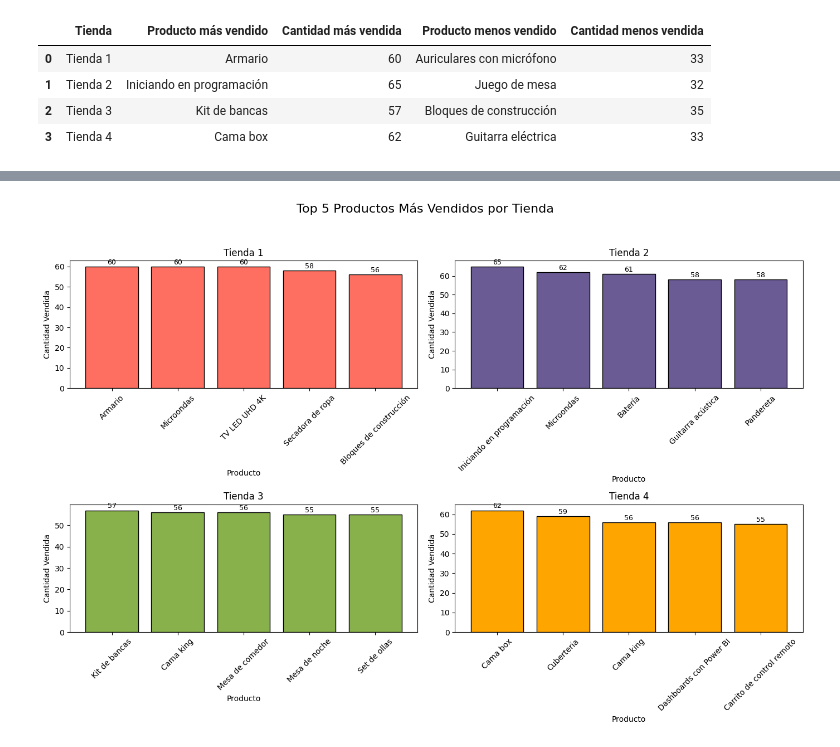
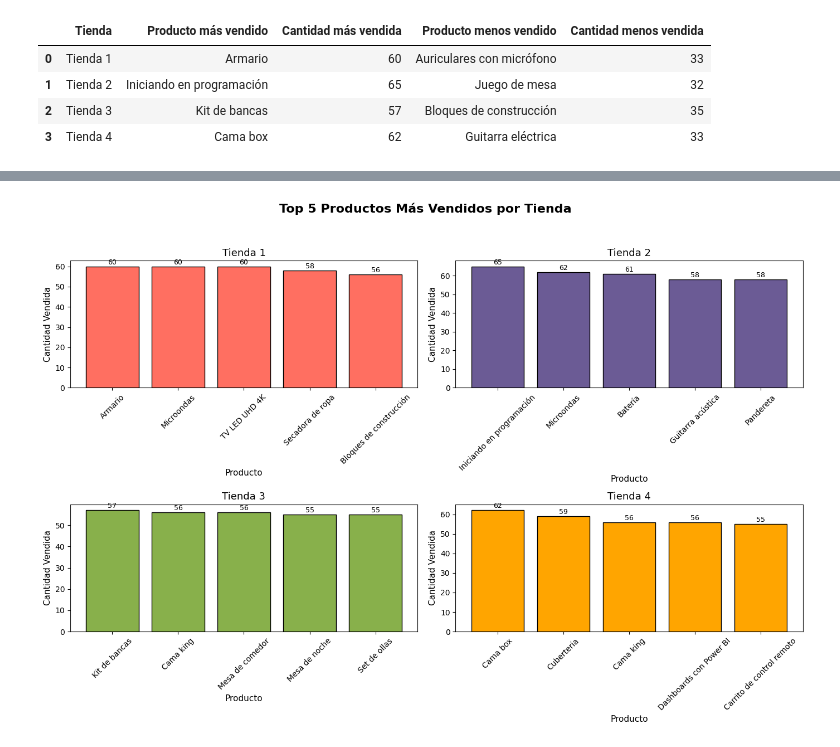
Before and after one commit to PamelaOrmeno/challenge-analisis-negocio, a Jupyter notebook: CH_AnalisisTienda.ipynb, the cells around one changed output, grey strips where cells are left out. Cells and saved outputs as stored; diff of their text form; code cells hidden in the pictures.

```diff
--- a/CH_AnalisisTienda.ipynb
+++ b/CH_AnalisisTienda.ipynb
@@ -48,7 +0,0 @@ colores = {
-# %%
-# Calcular el ingreso total por tienda
-ingresos_por_tienda = df_final.groupby("Tienda")["Precio"].sum().sort_values(ascending=False)
-
-for tienda, ingreso in ingresos_por_tienda.items():
-    # Imprime cada par nombre de tienda e ingreso formateado a 0 decimales
-    print(f"{tienda}: ${ingreso:.0f}")
@@ -172,13 +0,0 @@ Este análisis aporta información clave para tomar decisiones comerciales más
-# %%
-# Verificar si existe la columna de calificación
-try:
-  if 'Calificación' not in df_final.columns:
-      raise ValueError("No se encontró la columna 'Calificación' en el dataset.")
-
-  #Calcular la calificación promedio por tienda
-  calificacion_promedio = df_final.groupby('Tienda')['Calificación'].mean().round(2)
-  orden_manual = ['Tienda 1', 'Tienda 2', 'Tienda 3', 'Tienda 4']
-  calificacion_promedio = calificacion_promedio[orden_manual]
-  print(calificacion_promedio)
-except Exception as e:
-  print(f"Error en el cálculo de la calificación promedio: {e}")
@@ -269,26 +478,53 @@ display(tabla_extremos)
 # %%
-# Crear subgráficos para los Top 5 productos más vendidos por tienda
-fig, axs = plt.subplots(2, 2, figsize=(14, 10))
-fig.suptitle('Top 5 Productos Más Vendidos por Tienda', fontsize=16)
+try:
+    # Validar existencia de columnas requeridas
+    columnas_requeridas = {'Tienda', 'Producto', 'Cantidad Vendida'}
+    if not columnas_requeridas.issubset(ventas_productos.columns):
+        faltantes = columnas_requeridas - set(ventas_productos.columns)
+        raise ValueError(f"Faltan columnas requeridas en 'ventas_productos': {faltantes}")
 
-for i, tienda in enumerate(['Tienda 1', 'Tienda 2', 'Tienda 3', 'Tienda 4']):
-    ax = axs[i//2, i%2]
-    top5 = ventas_productos[ventas_productos['Tienda'] == tienda].nlargest(5, 'Cantidad Vendida')
-    bars = ax.bar(
-        top5['Producto'],
-        top5['Cantidad Vendida'],
-        color=colores[tienda],
-        edgecolor='black'
-    )
-    ax.set_title(tienda)
-    ax.set_xlabel('Producto')
-    ax.set_ylabel('Cantidad Vendida')
-    ax.tick_params(axis='x', rotation=45)
+    # Verificar que existan datos
+    if ventas_productos.empty:
+        raise ValueError("El DataFrame 'ventas_productos' está vacío.")
 
-    for j, valor in enumerate(top5['Cantidad Vendida']):
-        ax.text(j, valor + 0.3, str(valor), ha='center', va='bottom', fontsize=9)
+    # Crear figura y subgráficos
+    fig, axs = plt.subplots(2, 2, figsize=(14, 10))
+    fig.suptitle('Top 5 Productos Más Vendidos por Tienda', fontsize=16, weight='bold')
 
-plt.tight_layout(rect=[0, 0.03, 1, 0.95])
-plt.show()
+    tiendas = ['Tienda 1', 'Tienda 2', 'Tienda 3', 'Tienda 4']
+
+    for i, tienda in enumerate(tiendas):
+        ax = axs[i // 2, i % 2]
+        datos_tienda = ventas_productos[ventas_productos['Tienda'] == tienda]
+
+        if datos_tienda.empty:
+            ax.set_title(f"{tienda} (sin datos)")
+            ax.axis('off')
+            continue
+
+        top5 = datos_tienda.nlargest(5, 'Cantidad Vendida')
+
+        bars = ax.bar(
+            top5['Producto'],
+            top5['Cantidad Vendida'],
+            color=colores.get(tienda, 'gray'),
+            edgecolor='black'
+        )
+
+        ax.set_title(f"{tienda}", fontsize=13)
+        ax.set_xlabel('Producto', fontsize=11)
+        ax.set_ylabel('Cantidad Vendida', fontsize=11)
+        ax.tick_params(axis='x', rotation=45)
+
+        # Etiquetas con separador de miles (punto)
+        for j, valor in enumerate(top5['Cantidad Vendida']):
+            valor_formateado = f"{valor:,.0f}".replace(",", ".")
+            ax.text(j, valor + 0.3, valor_formateado, ha='center', va='bottom', fontsize=9)
+
+    plt.tight_layout(rect=[0, 0.03, 1, 0.95])
+    plt.show()
+
+except Exception as e:
+    print(f"Error al generar el gráfico de top productos por tienda: {e}")
 # %% [output]
-[figure, old version]
+[figure, new version]
```
Also changed, not shown: parts of 68 cells of this notebook, 1 other file.
